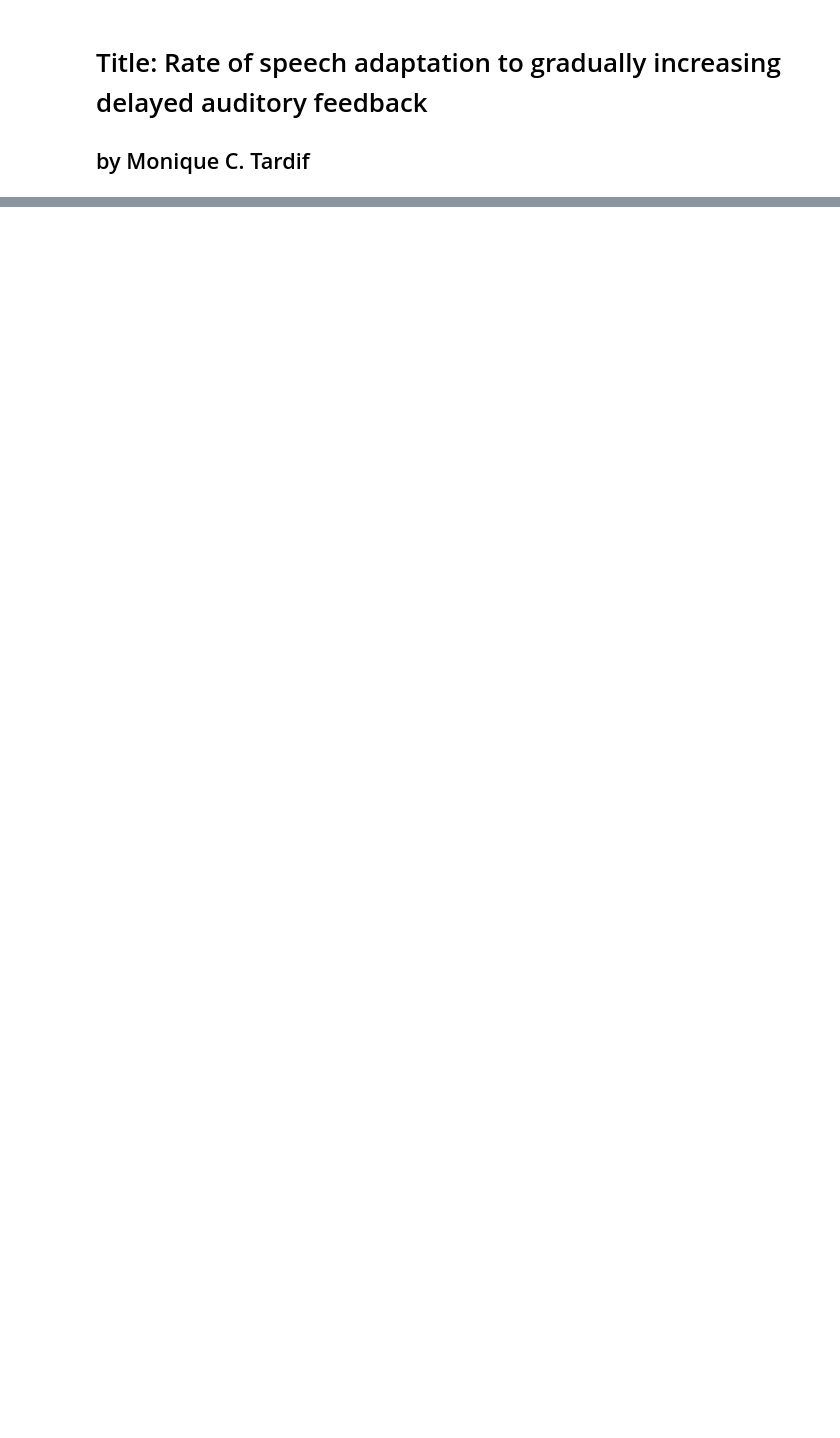
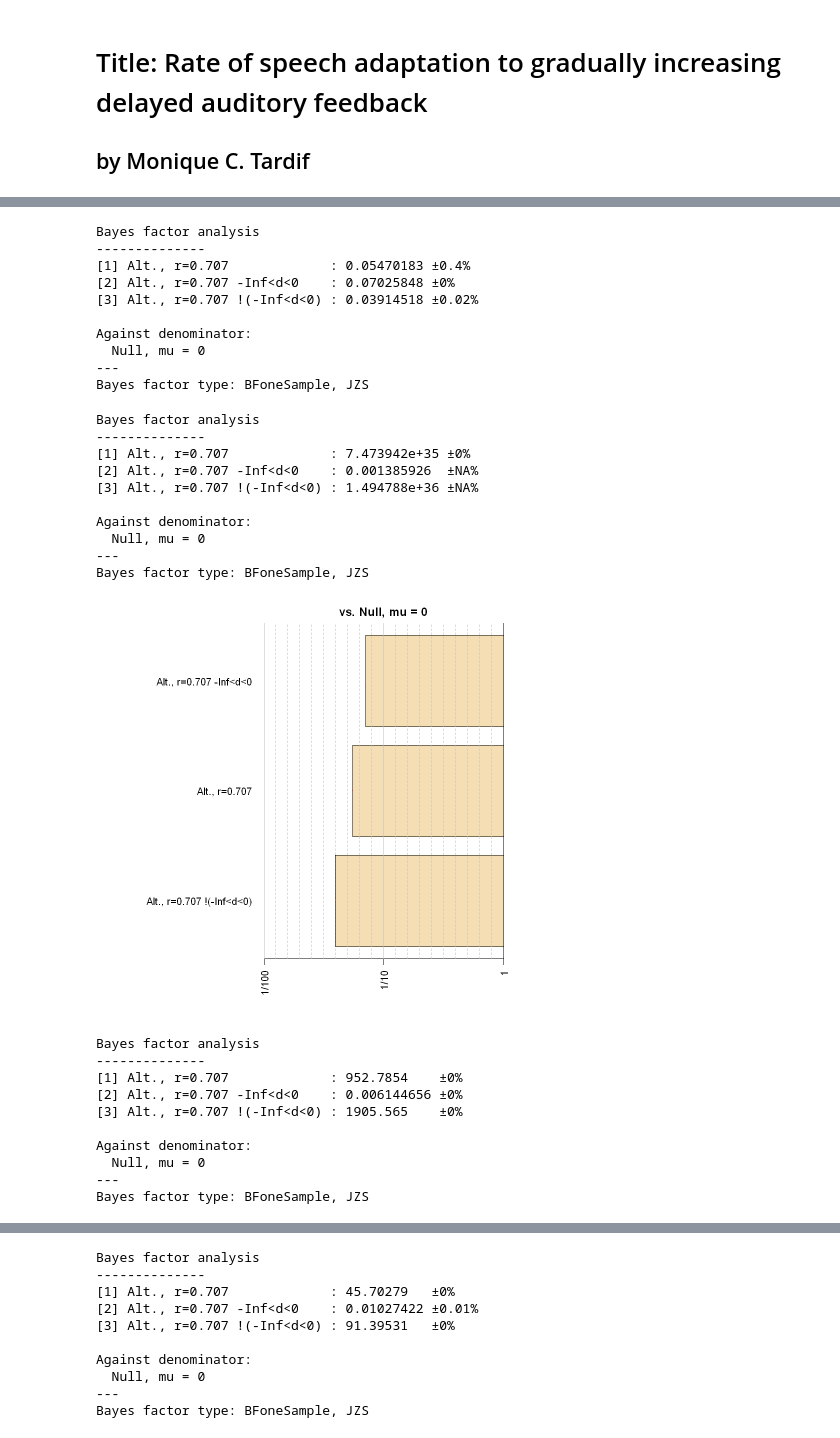
Before and after one commit to tardifmc/Tardif_DSPN_S22, a Jupyter notebook: Tardif_DSPN_s22_finalproject.ipynb, the cells around one changed output, grey strips where cells are left out. Cells and saved outputs as stored; diff of their text form; code cells hidden in the pictures; blank space fills up the shorter version.

```diff
--- a/Tardif_DSPN_s22_finalproject.ipynb
+++ b/Tardif_DSPN_s22_finalproject.ipynb
@@ -49,0 +576,4 @@ Prior studies establish that delays larger than 50ms DAF seems to have a noticea
+# %%
+  bf.ae = ttestBF(x = DAFADAPT_ae.w$GRADUAL, y = DAFADAPT_ae.w$SUDDEN, paired=TRUE) # this is the BF object
+  bf.ae # the relative evidence for the alternative hypothesis (nonzero difference between conditions)
+  1/bf.ae #the relative evidence for the null hypothesis (no difference between conditions)
@@ -49,0 +615,3 @@ Prior studies establish that delays larger than 50ms DAF seems to have a noticea
+# %%
+  bfInterval.r = ttestBF(x = DAFADAPT_r.w$diffScores, nullInterval=c(-Inf,0))
+  bfInterval.r
@@ -49,0 +633,3 @@ Prior studies establish that delays larger than 50ms DAF seems to have a noticea
+# %%
+  bfInterval.h = ttestBF(x = DAFADAPT_h.w$diffScores, nullInterval=c(-Inf,0))
+  bfInterval.h
@@ -49,0 +648,3 @@ Prior studies establish that delays larger than 50ms DAF seems to have a noticea
+# %%
+ bfInterval.ae = ttestBF(x = DAFADAPT_ae.w$diffScores, nullInterval=c(-Inf,0))
+ bfInterval.ae
@@ -49,0 +663,53 @@ Prior studies establish that delays larger than 50ms DAF seems to have a noticea
+# %%
+# Visualizations
+#baseline
+allbf.bs = c(bf.bs, bfInterval.bs)
+allbf.bs
+plot(allbf.bs)
+
+#ramp
+  allbf.r = c(bf.r, bfInterval.r)
+  allbf.r
+  plot(allbf.r)
+
+#hold
+  allbf.h = c(bf.h, bfInterval.h)
+  allbf.h
+  plot(allbf.h)
+
+#after-effect
+  allbf.ae = c(bf.ae, bfInterval.ae)
+  allbf.ae
+  plot(allbf.ae)
+# %% [output]
+Bayes factor analysis
+--------------
+[1] Alt., r=0.707             : 0.05470183 ±0.4%
+[2] Alt., r=0.707 -Inf<d<0    : 0.07025848 ±0%
+[3] Alt., r=0.707 !(-Inf<d<0) : 0.03914518 ±0.02%
+
+Against denominator:
+  Null, mu = 0
+---
+Bayes factor type: BFoneSample, JZS
+Bayes factor analysis
+--------------
+[1] Alt., r=0.707             : 7.473942e+35 ±0%
+[2] Alt., r=0.707 -Inf<d<0    : 0.001385926  ±NA%
+[3] Alt., r=0.707 !(-Inf<d<0) : 1.494788e+36 ±NA%
+
+Against denominator:
+  Null, mu = 0
+---
+Bayes factor type: BFoneSample, JZS
+[figure, added]
+Bayes factor analysis
+--------------
+[1] Alt., r=0.707             : 952.7854    ±0%
+[2] Alt., r=0.707 -Inf<d<0    : 0.006144656 ±0%
+[3] Alt., r=0.707 !(-Inf<d<0) : 1905.565    ±0%
+
+Against denominator:
+  Null, mu = 0
+---
+Bayes factor type: BFoneSample, JZS
@@ -49,0 +717,10 @@ Prior studies establish that delays larger than 50ms DAF seems to have a noticea
+Bayes factor analysis
+--------------
+[1] Alt., r=0.707             : 45.70279   ±0%
+[2] Alt., r=0.707 -Inf<d<0    : 0.01027422 ±0.01%
+[3] Alt., r=0.707 !(-Inf<d<0) : 91.39531   ±0%
+
+Against denominator:
+  Null, mu = 0
+---
+Bayes factor type: BFoneSample, JZS
```
Also changed, not shown: parts of 39 cells of this notebook.
